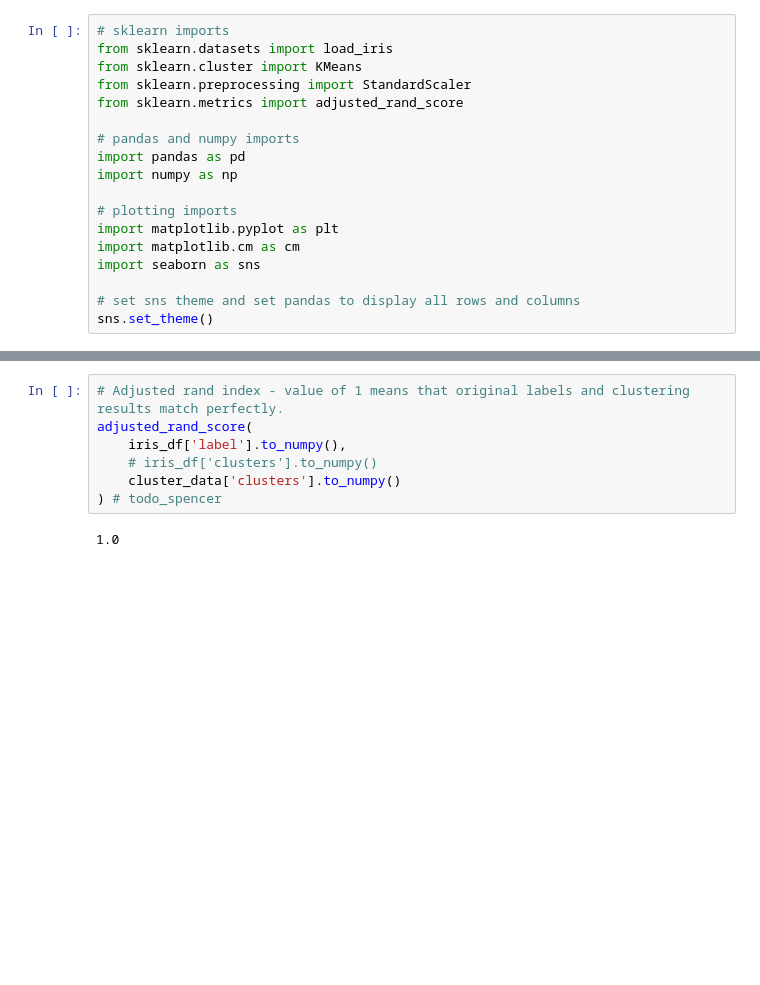
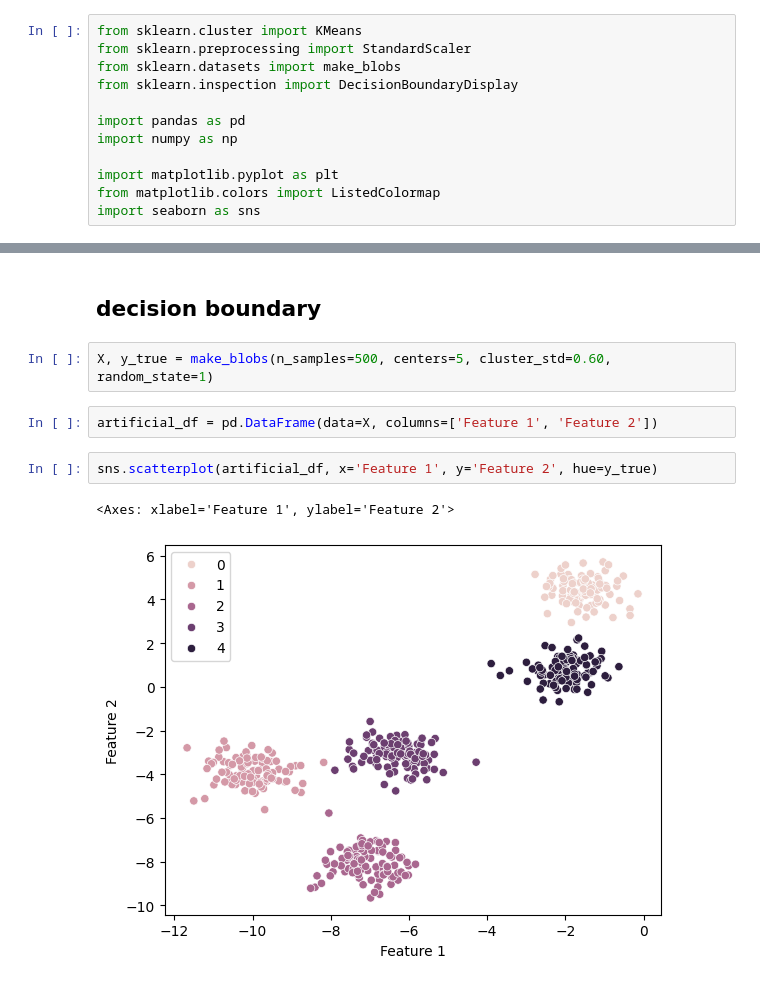
Before and after one commit to spencer18001/Clustering-And-Dimensionality-Reduction---Deep-Dive, a Jupyter notebook: 04/04_try.ipynb, the cells around one changed output, grey strips where cells are left out. Drawn from its saved outputs; the diff is of its cells as text; blank space fills up the shorter version.

```diff
--- a/04/04_try.ipynb
+++ b/04/04_try.ipynb
@@ -5,18 +3,12 @@
 # %%
-# sklearn imports
-from sklearn.datasets import load_iris
 from sklearn.cluster import KMeans
 from sklearn.preprocessing import StandardScaler
-from sklearn.metrics import adjusted_rand_score
+from sklearn.datasets import make_blobs
+from sklearn.inspection import DecisionBoundaryDisplay
 
-# pandas and numpy imports
 import pandas as pd
 import numpy as np
 
-# plotting imports
 import matplotlib.pyplot as plt
-import matplotlib.cm as cm
+from matplotlib.colors import ListedColormap
 import seaborn as sns
-
-# set sns theme and set pandas to display all rows and columns
-sns.set_theme()
@@ -271,9 +15,11 @@ Text(0.5, 1.0, 'Scaled data')
-# %%
-# Adjusted rand index - value of 1 means that original labels and clustering results match perfectly.
-adjusted_rand_score(
-    iris_df['label'].to_numpy(),
-    # iris_df['clusters'].to_numpy()
-    cluster_data['clusters'].to_numpy()
-) # todo_spencer
-# %% [output]
-1.0
+# %% [markdown]
+## decision boundary
+# %%
+X, y_true = make_blobs(n_samples=500, centers=5, cluster_std=0.60, random_state=1)
+# %%
+artificial_df = pd.DataFrame(data=X, columns=['Feature 1', 'Feature 2'])
+# %%
+sns.scatterplot(artificial_df, x='Feature 1', y='Feature 2', hue=y_true)
+# %% [output]
+<Axes: xlabel='Feature 1', ylabel='Feature 2'>
+[figure, added]
```
Also changed, not shown: parts of 28 cells of this notebook.
